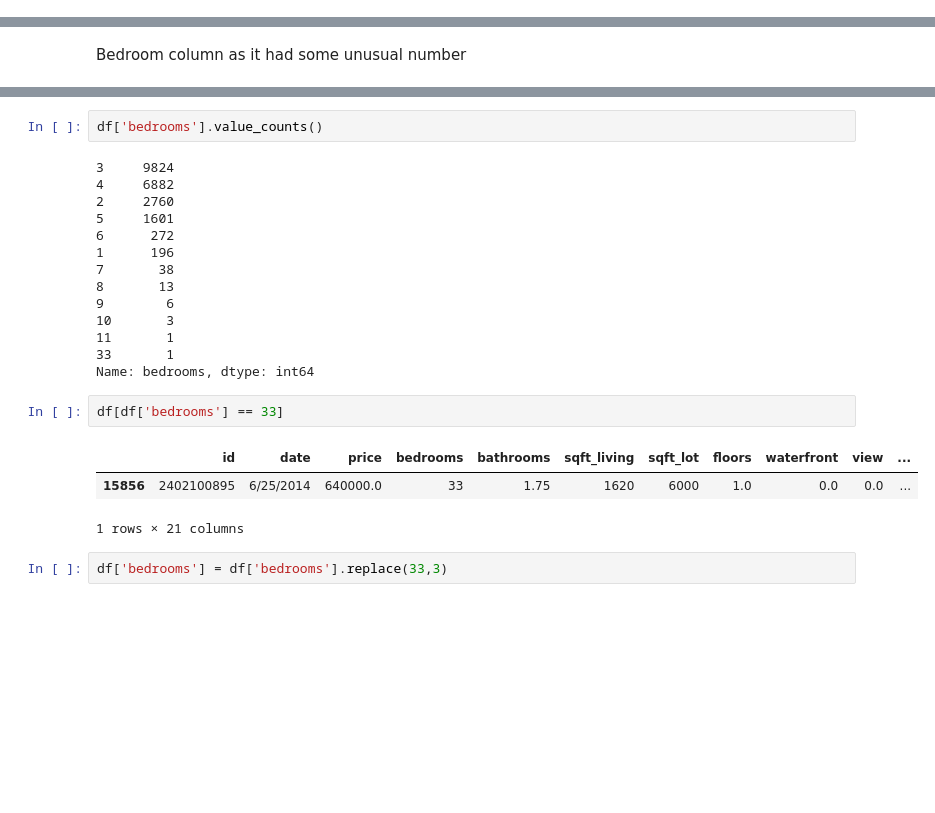
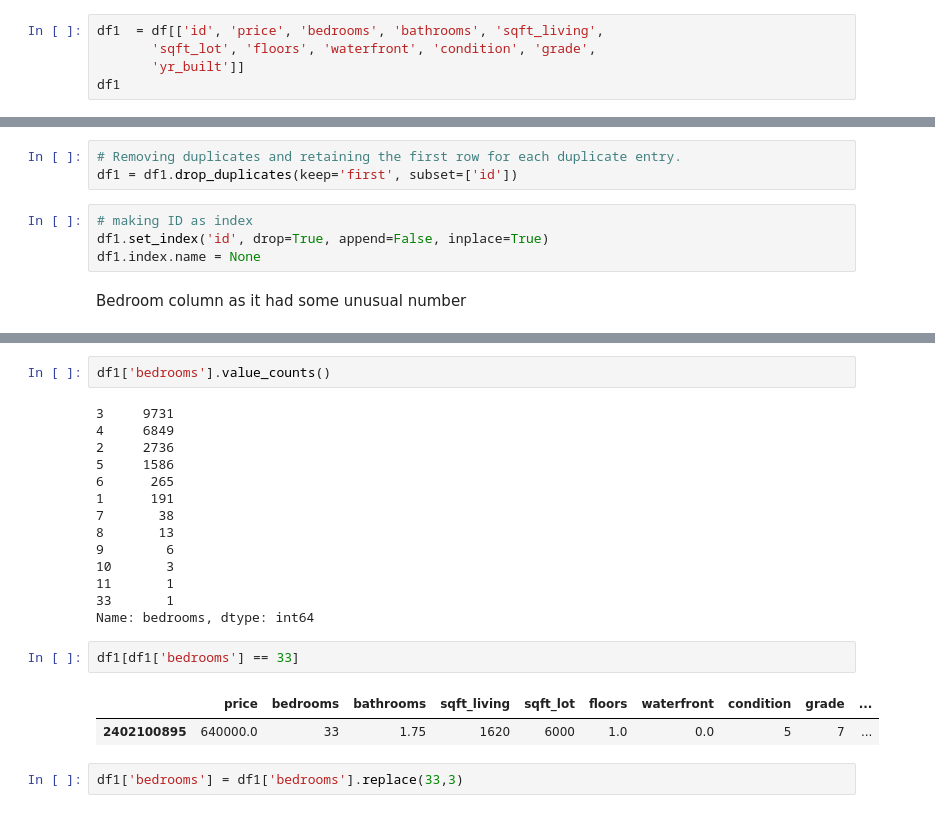
Before and after one commit to Ujjwal1488/Property-Investment-Decision-Making, a Jupyter notebook: student.ipynb, the cells around one changed output, grey strips where cells are left out. Saved outputs shown, nothing was run; the diff lists cells and outputs as text; blank space fills up the shorter version.

```diff
--- a/student.ipynb
+++ b/student.ipynb
@@ -89,0 +92,5 @@ df.describe()
+# %%
+df1  = df[['id', 'price', 'bedrooms', 'bathrooms', 'sqft_living',
+       'sqft_lot', 'floors', 'waterfront', 'condition', 'grade',
+       'yr_built']]
+df1
@@ -90,3 +129,10 @@ df.describe()
+# %%
+# Removing duplicates and retaining the first row for each duplicate entry.
+df1 = df1.drop_duplicates(keep='first', subset=['id'])
+# %%
+# making ID as index
+df1.set_index('id', drop=True, append=False, inplace=True)
+df1.index.name = None
 # %% [markdown]
 Bedroom column as it had some unusual number
 # %%
@@ -94,14 +140,14 @@ df['bedrooms'].unique()
 # %% [output]
 array([ 3,  2,  4,  5,  1,  6,  7,  8,  9, 11, 10, 33])
 # %%
-df['bedrooms'].value_counts()
+df1['bedrooms'].value_counts()
 # %% [output]
-3     9824
-4     6882
-2     2760
-5     1601
-6      272
-1      196
+3     9731
+4     6849
+2     2736
+5     1586
+6      265
+1      191
 7       38
 8       13
 9        6
@@ -110,11 +156,10 @@ df['bedrooms'].value_counts()
 33       1
 Name: bedrooms, dtype: int64
 # %%
-df[df['bedrooms'] == 33]
+df1[df1['bedrooms'] == 33]
 # %% [output]
-|  | id | date | price | bedrooms | bathrooms | sqft_living | sqft_lot | floors | waterfront | view | ... |
-| 15856 | 2402100895 | 6/25/2014 | 640000.0 | 33 | 1.75 | 1620 | 6000 | 1.0 | 0.0 | 0.0 | ... |
+|  | price | bedrooms | bathrooms | sqft_living | sqft_lot | floors | waterfront | condition | grade | ... |
+| 2402100895 | 640000.0 | 33 | 1.75 | 1620 | 6000 | 1.0 | 0.0 | 5 | 7 | ... |
-1 rows × 21 columns
 # %%
-df['bedrooms'] = df['bedrooms'].replace(33,3)
+df1['bedrooms'] = df1['bedrooms'].replace(33,3)
 # %%
```
Also changed, not shown: parts of 33 cells of this notebook.
